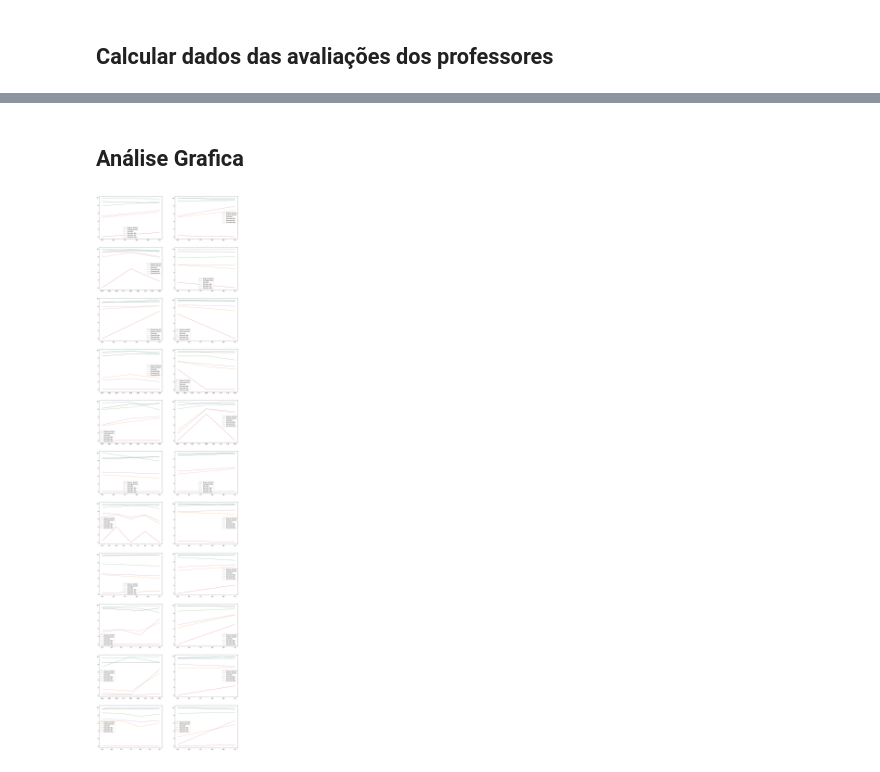
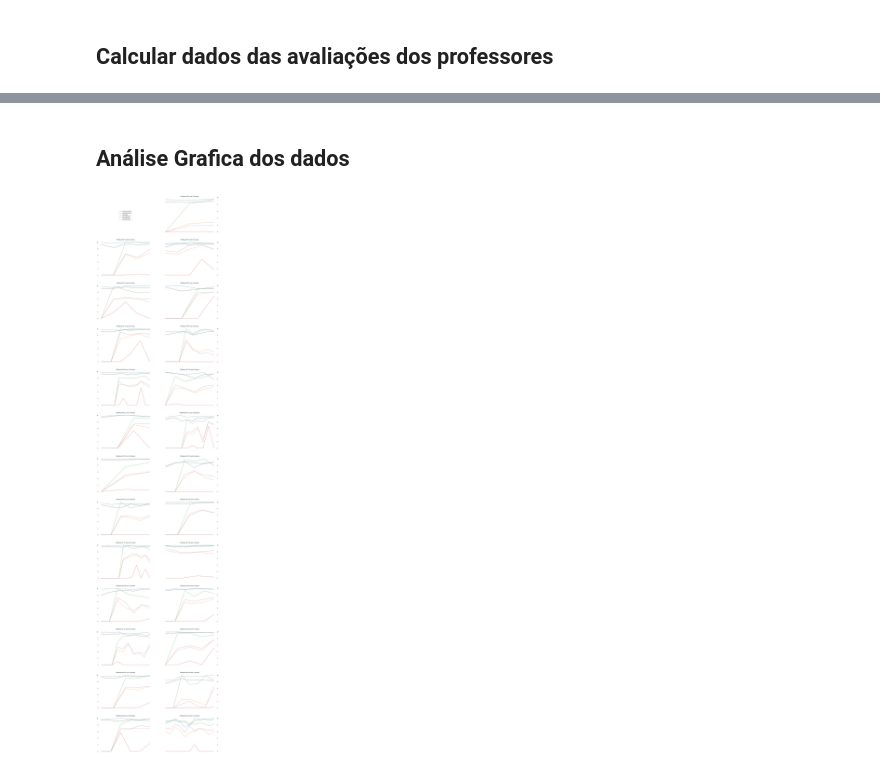
Before and after one commit to ayrtoneverton/ufrn_teacher_evaluations, a Jupyter notebook: analyze.ipynb, the cells around one changed output, grey strips where cells are left out. Saved outputs shown, nothing was run; the diff lists cells and outputs as text; code cells hidden in the pictures.

Commit message:
Continuando as analises graficas.

```diff
--- a/analyze.ipynb
+++ b/analyze.ipynb
@@ -84,9 +78,8 @@ notas
 # limitando avaliações de docentes do IMD
 avaliacoes = avaliacoes[avaliacoes.id_docente.isin(docentes[docentes.lotacao == 'INSTITUTO METROPOLE DIGITAL'].id_servidor)]
 
-# limitando avaliações para 2017.1
-avaliacoes = avaliacoes[avaliacoes.ano == 2017]
-avaliacoes = avaliacoes[avaliacoes.periodo == 1]
+# limitando avaliações para 2016.1 até 2017.1
+avaliacoes = avaliacoes[avaliacoes.ano > 2015]
 
 avaliacoes
 # %% [output]
@@ -151,34 +144,41 @@ avaliacoes
 # %% [markdown]
-## Análise Grafica
+## Análise Grafica dos dados
 # %%
 fig = plt.figure(figsize=(20, 150))
-i = 0
+ax = fig.add_subplot(20, 2, 1)
+ax.plot([], [], alpha=0.7, label='Atuacao docente', color='#333333')
+ax.plot([], [], alpha=0.7, label='Postura docente')
+ax.plot([], [], alpha=0.7, label='Discentes')
+ax.plot([], [], alpha=0.7, label='Discentes Max')
+ax.plot([], [], alpha=0.7, label='Discentes Min')
+ax.plot([], [], alpha=0.7, label='Discentes Med')
+ax.legend(loc='center')
+ax.tick_params(bottom=False, top=False, left=False, right=False, labelbottom=False, labelleft=False)
+for d in ['top','bottom','left','right']:
+    ax.spines[d].set_visible(False)
+
+i = 1
 for docente in avaliacoes.id_docente.unique():
     a = avaliacoes[avaliacoes.id_docente == docente]
     x = range(len(a))
-    if(len(x) < 2):
+    if(len(x) < 3):
         continue
     i += 1
     ax = fig.add_subplot(20, 2, i)
-    ax.plot(x, a.atuacao_profissional_media, alpha=0.6, label='Atuacao docente', color='#333333')
-    ax.plot(x, a.postura_profissional_media, alpha=0.6, label='Postura docente')
-    ax.plot(x, a.media_discentes, alpha=0.6, label='Discentes')
-    ax.plot(x, a.nota_max, alpha=0.6, label='Discentes Max')
-    ax.plot(x, a.nota_min, alpha=0.6, label='Discentes Min')
-    ax.plot(x, a.nota_med, alpha=0.6, label='Discentes Med')
+    ax.plot(x, a.atuacao_profissional_media, alpha=0.7, color='#333333')
+    ax.plot(x, a.postura_profissional_media, alpha=0.7)
+    ax.plot(x, a.media_discentes, alpha=0.7)
+    ax.plot(x, a.nota_max, alpha=0.7)
+    ax.plot(x, a.nota_min, alpha=0.7)
+    ax.plot(x, a.nota_med, alpha=0.7)
 
-    ax.legend(loc='best')
-    #ax.title('Professor ' + i)
+    ax.tick_params(bottom=False, top=False, left=False, right=False, labelbottom=False, labelleft=i%2, labelright=~i%2)
+    ax.set_title(f'Professor Nº {i} com {len(x)} turmas')
     #ax.xlabel('Turmas')
     #ax.ylabel('Nota')
+    for d in ['top','bottom','left','right']:
+        ax.spines[d].set_visible(False)
 
-
-#a['atuacao_profissional_media'].plot(kind='hist', bins=30, alpha=0.3)
-
-#plt.hist(a.atuacao_profissional_media, alpha=0.4, label='atuacao docente', color='#333333')
-#plt.hist(a.postura_profissional_media, alpha=0.4, label='postura docente')
-#plt.hist(a.media_discentes, alpha=0.4, label='media discentes', color='red')
-
-#plt.show()
+plt.show()
 # %% [output]
-[figure, old version]
+[figure, new version]
```
Also changed, not shown: parts of 6 cells of this notebook.
